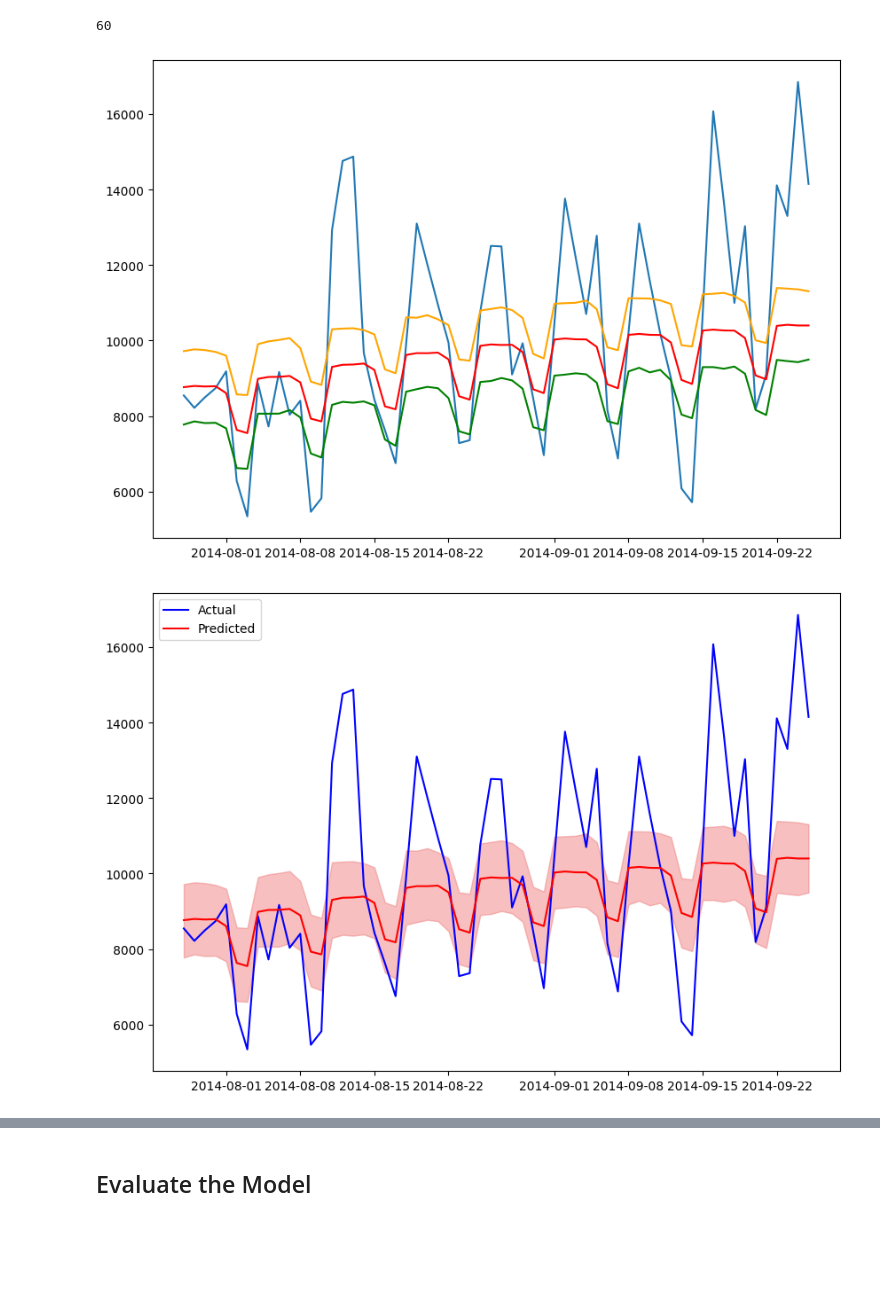
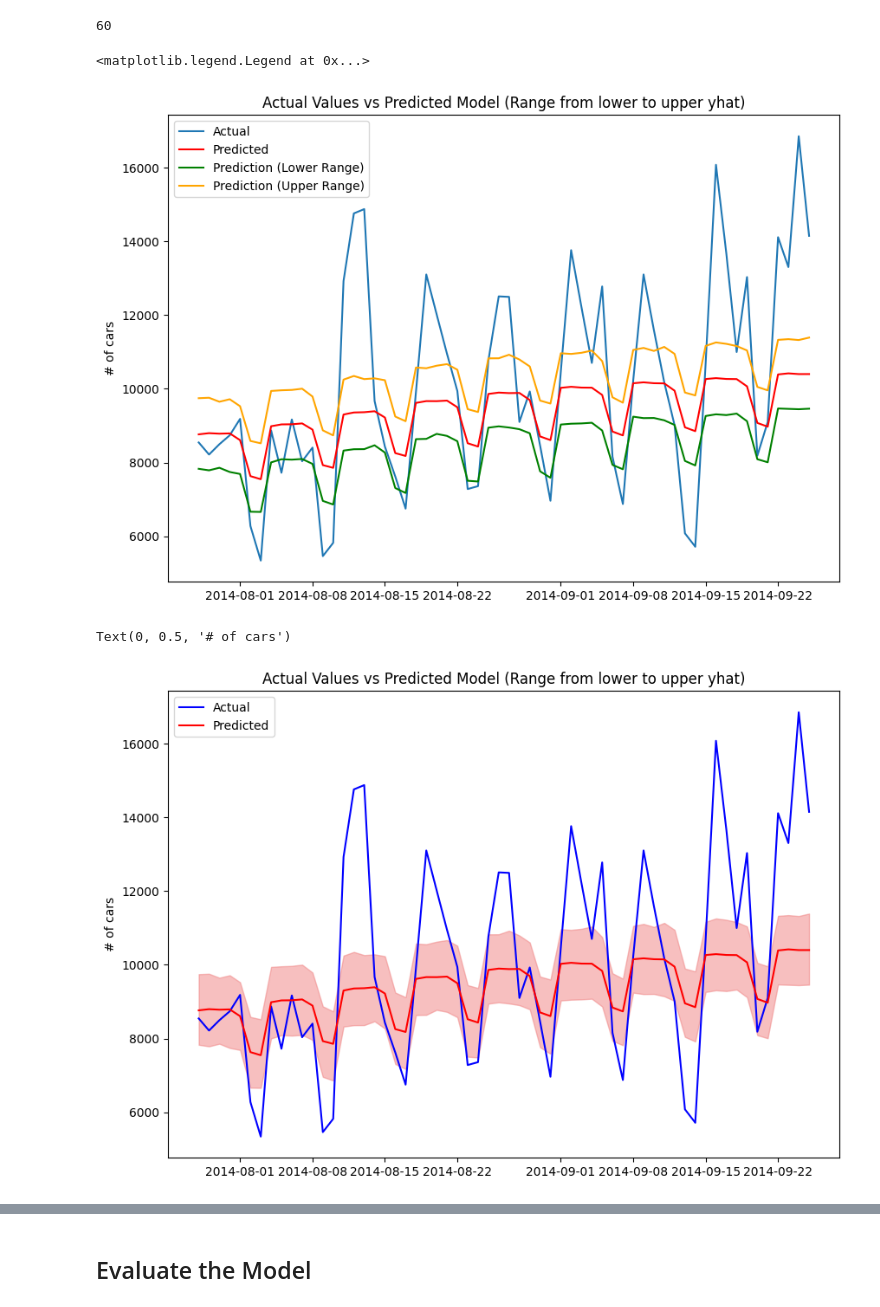
Before and after one commit to rkaushick-neu/traffic-forecasting, a Jupyter notebook: traffic_forecast_1.ipynb, the cells around one changed output, grey strips where cells are left out. Saved outputs shown, nothing was run; the diff lists cells and outputs as text; code cells hidden in the pictures; blank space fills up the shorter version.

Commit message:
Updated the graphs for Prophet model - added some title, labels and removed some 'Date' labels from x axis.

```diff
--- a/traffic_forecast_1.ipynb
+++ b/traffic_forecast_1.ipynb
@@ -208,19 +207,26 @@ len(pred)
 # %%
 # plotting the test results
 plt.figure(figsize=(10,7))
-plt.plot(test['ds'], test['y'])
-plt.plot(pred['ds'], pred['yhat'], color='red')
-plt.plot(pred['ds'], pred['yhat_lower'], color='green')
-plt.plot(pred['ds'], pred['yhat_upper'], color='orange')
-plt.show()
+plt.plot(test['ds'], test['y'], label='Actual')
+plt.plot(pred['ds'], pred['yhat'], color='red', label='Predicted')
+plt.plot(pred['ds'], pred['yhat_lower'], color='green', label='Prediction (Lower Range)')
+plt.plot(pred['ds'], pred['yhat_upper'], color='orange', label='Prediction (Upper Range)')
+
+plt.title('Actual Values vs Predicted Model (Range from lower to upper yhat)')
+plt.ylabel('# of cars')
+plt.legend()
 # %% [output]
+<matplotlib.legend.Legend at 0x...>
-[figure, old version]
+[figure, new version]
 # %%
 plt.figure(figsize=(10,7))
 plt.plot(test['ds'], test['y'], label='Actual', color='blue')  # Added label for actual values
 plt.plot(pred['ds'], pred['yhat'], color='red', label='Predicted')  # Predicted values in red
 plt.fill_between(pred['ds'], pred['yhat_lower'], pred['yhat_upper'], color='lightcoral', alpha=0.5)  # Light red shading
-plt.legend()  # Show legend
-plt.show()
+plt.legend()
+
+plt.title('Actual Values vs Predicted Model (Range from lower to upper yhat)')
+plt.ylabel('# of cars')
 # %% [output]
+Text(0, 0.5, '# of cars')
-[figure, old version]
+[figure, new version]
```
Also changed, not shown: parts of 22 cells of this notebook.
